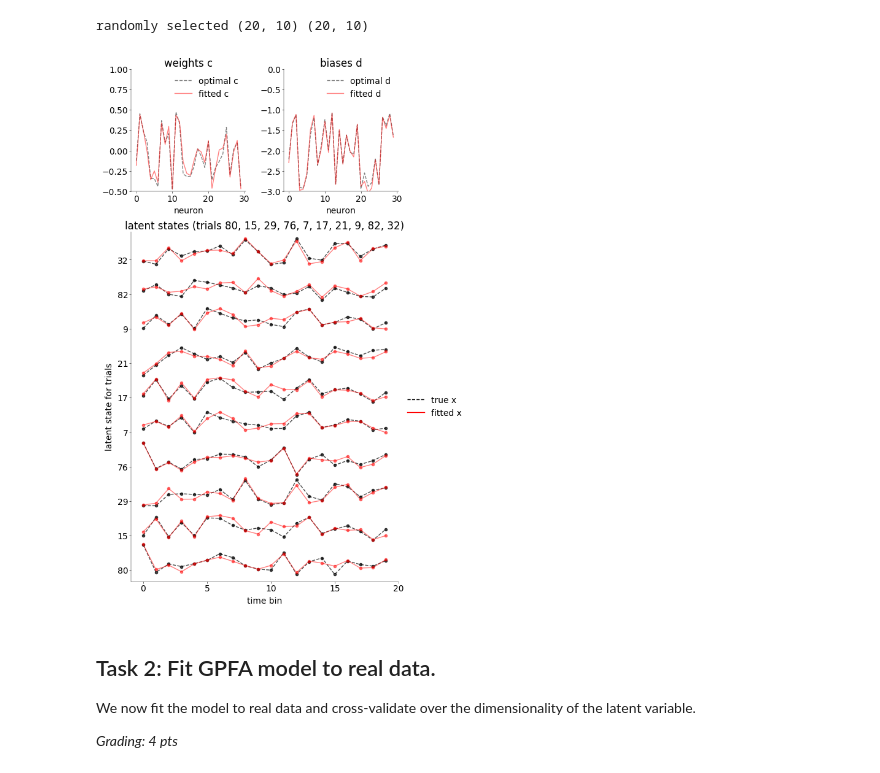
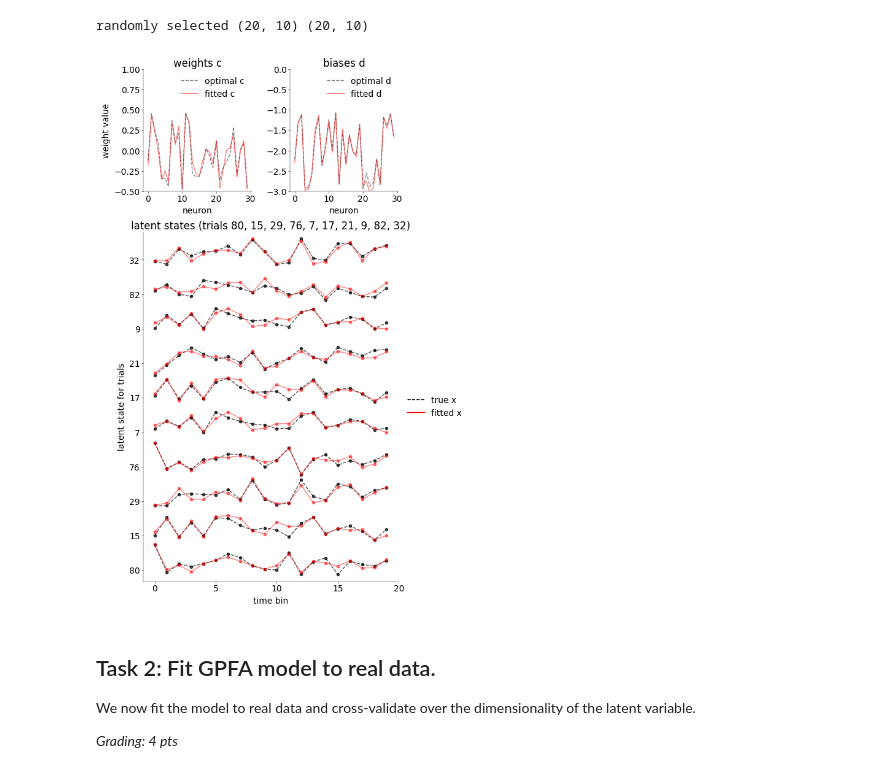
Before and after one commit to SaschaLeander/NeuralDataScience, a Jupyter notebook: notebooks/CodingLab6.ipynb, the cells around one changed output. Cells and saved outputs as stored; diff of their text form; code cells hidden in the pictures.

```diff
--- a/notebooks/CodingLab6.ipynb
+++ b/notebooks/CodingLab6.ipynb
@@ -237,6 +237,7 @@ ax["C"].plot(training_set.params["C"], "k--", label="optimal c", alpha=0.5)
 ax["C"].plot(fitToy.optimParams["C"], "r", label="fitted c", alpha=0.5)
 ax["C"].legend(loc="upper right")
 ax["C"].set_xlabel("neuron")
+ax["C"].set_ylabel("weight value")
 ax["C"].set_ylim(-0.5, 1.0)
 
 # plot biases d
@@ -245,37 +246,38 @@ ax["d"].plot(training_set.params["d"], "k--", label="optimal d", alpha=0.5)
 ax["d"].plot(fitToy.optimParams["d"], "r", label="fitted d", alpha=0.5)
 ax["d"].legend(loc="upper right")
 ax["d"].set_xlabel("neuron")
+ax["d"].set_ylabel("bias value")
 ax["d"].set_ylim(-3.0, 0)
 
 # plot latent states for selected trials
 ax["latent"].set_title(f"latent states (trials {', '.join(map(str, idx + 1))})")
 lines_true = ax["latent"].plot(
     x_true, "k--", marker=".", linestyle="--", alpha=0.7
 )  # plot ground truth latent states
 lines_est = ax["latent"].plot(
     x_est, "r", marker=".", linestyle="-", alpha=0.5
 )  # plot inferred latent states
 ax["latent"].plot([], [], "k--", label="true x")  # dummy for legend
 ax["latent"].plot([], [], "r", label="fitted x")  # dummy for legend
 # Place legend outside the plot to the right
 ax["latent"].legend(loc="center left", bbox_to_anchor=(1.02, 0.5), borderaxespad=0)
 ax["latent"].set_xlabel("time bin")
 ax["latent"].set_xticks(np.arange(0, 21, 5))
 ax["latent"].set_xticks(np.arange(0, 21, 5), minor=True)
 ax["latent"].set_ylabel("latent state for trials")
 
 # set y-limits to fit the plotted latent states
 all_latents = np.concatenate([x_true.flatten(), x_est.flatten()])
 ax["latent"].set_ylim(all_latents.min() - 1, all_latents.max() + 1)
 ax["latent"].set_yticks(
     np.arange(int(all_latents.min()), int(all_latents.max()) + 1, 5)
 )
 # set y-ticks to correspond to the selected trial indices (1-based)
 ax["latent"].set_yticklabels(idx + 1)
 # show the plot
 plt.show()
 # %% [output]
-[figure, old version]
+[figure, new version]
 # %% [markdown]
 ## Task 2: Fit GPFA model to real data.
 
```
Also changed, not shown: parts of 4 cells of this notebook.
